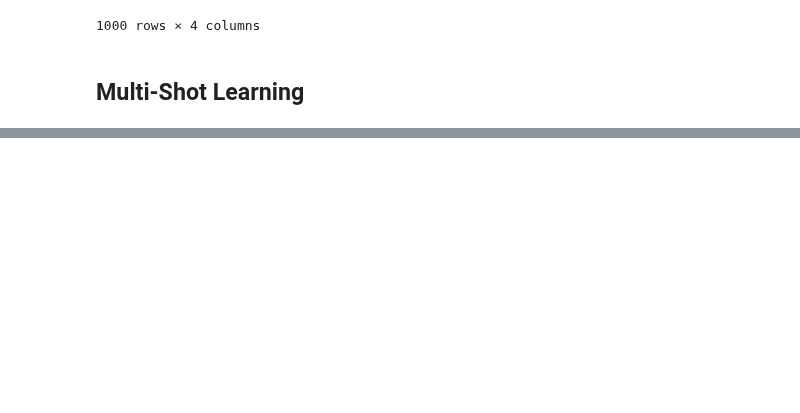
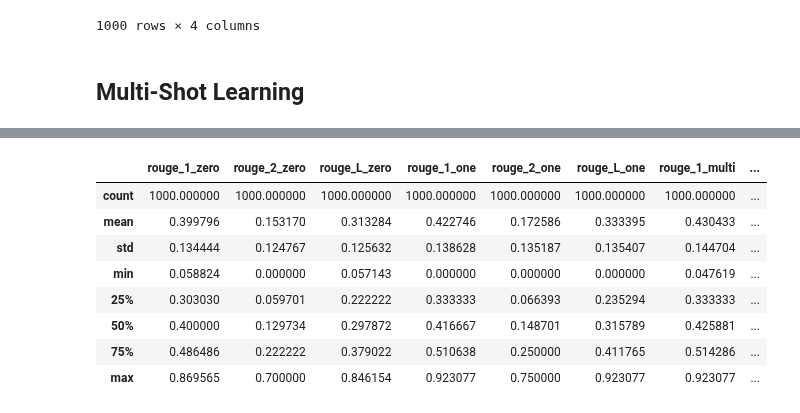
Before and after one commit to jvgalvin/Portfolio, a Jupyter notebook: notebooks/analysis.ipynb, the cells around one changed output, grey strips where cells are left out. Cells and saved outputs as stored; diff of their text form; code cells hidden in the pictures; blank space fills up the shorter version.

Commit message:
multi shot

```diff
--- a/notebooks/analysis.ipynb
+++ b/notebooks/analysis.ipynb
@@ -116,0 +146,2 @@ scores
+# %%
+df = pd.read_csv("../data/processed/multi_shot.csv")
@@ -116,0 +164,53 @@ scores
+# %%
+scorer = rouge_scorer.RougeScorer(["rouge1", "rouge2", "rougeL"], use_stemmer=True)
+
+rouge_1_zero = []
+rouge_2_zero = []
+rouge_L_zero = []
+
+rouge_1_one = []
+rouge_2_one = []
+rouge_L_one = []
+
+rouge_1_multi = []
+rouge_2_multi = []
+rouge_L_multi = []
+
+for i in range(len(df["ground_truth"])):
+    cand = df.iloc[i, 1]
+
+    rouge_1_zero.append(scorer.score(cand, df.iloc[i, 2])["rouge1"].fmeasure)
+    rouge_2_zero.append(scorer.score(cand, df.iloc[i, 2])["rouge2"].fmeasure)
+    rouge_L_zero.append(scorer.score(cand, df.iloc[i, 2])["rougeL"].fmeasure)
+
+    rouge_1_one.append(scorer.score(cand, df.iloc[i, 3])["rouge1"].fmeasure)
+    rouge_2_one.append(scorer.score(cand, df.iloc[i, 3])["rouge2"].fmeasure)
+    rouge_L_one.append(scorer.score(cand, df.iloc[i, 3])["rougeL"].fmeasure)
+
+    rouge_1_multi.append(scorer.score(cand, df.iloc[i, 4])["rouge1"].fmeasure)
+    rouge_2_multi.append(scorer.score(cand, df.iloc[i, 4])["rouge2"].fmeasure)
+    rouge_L_multi.append(scorer.score(cand, df.iloc[i, 4])["rougeL"].fmeasure)
+
+df["rouge_1_zero"] = rouge_1_zero
+df["rouge_2_zero"] = rouge_2_zero
+df["rouge_L_zero"] = rouge_L_zero
+
+df["rouge_1_one"] = rouge_1_one
+df["rouge_2_one"] = rouge_2_one
+df["rouge_L_one"] = rouge_L_one
+
+df["rouge_1_multi"] = rouge_1_multi
+df["rouge_2_multi"] = rouge_2_multi
+df["rouge_L_multi"] = rouge_L_multi
+# %%
+df.describe()
+# %% [output]
+|  | rouge_1_zero | rouge_2_zero | rouge_L_zero | rouge_1_one | rouge_2_one | rouge_L_one | rouge_1_multi | ... |
+| count | 1000.000000 | 1000.000000 | 1000.000000 | 1000.000000 | 1000.000000 | 1000.000000 | 1000.000000 | ... |
+| mean | 0.399796 | 0.153170 | 0.313284 | 0.422746 | 0.172586 | 0.333395 | 0.430433 | ... |
+| std | 0.134444 | 0.124767 | 0.125632 | 0.138628 | 0.135187 | 0.135407 | 0.144704 | ... |
+| min | 0.058824 | 0.000000 | 0.057143 | 0.000000 | 0.000000 | 0.000000 | 0.047619 | ... |
+| 25% | 0.303030 | 0.059701 | 0.222222 | 0.333333 | 0.066393 | 0.235294 | 0.333333 | ... |
+| 50% | 0.400000 | 0.129734 | 0.297872 | 0.416667 | 0.148701 | 0.315789 | 0.425881 | ... |
+| 75% | 0.486486 | 0.222222 | 0.379022 | 0.510638 | 0.250000 | 0.411765 | 0.514286 | ... |
+| max | 0.869565 | 0.700000 | 0.846154 | 0.923077 | 0.750000 | 0.923077 | 0.923077 | ... |
```
Also changed, not shown: parts of 15 cells of this notebook, 1 other file.
